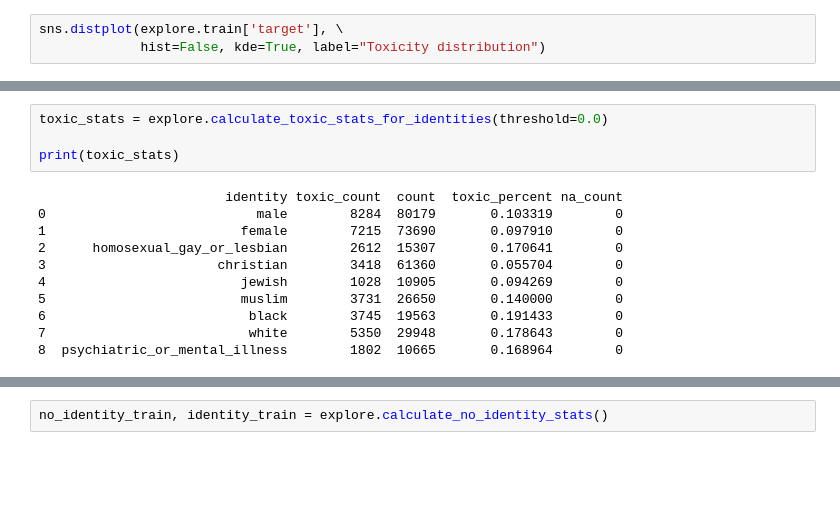
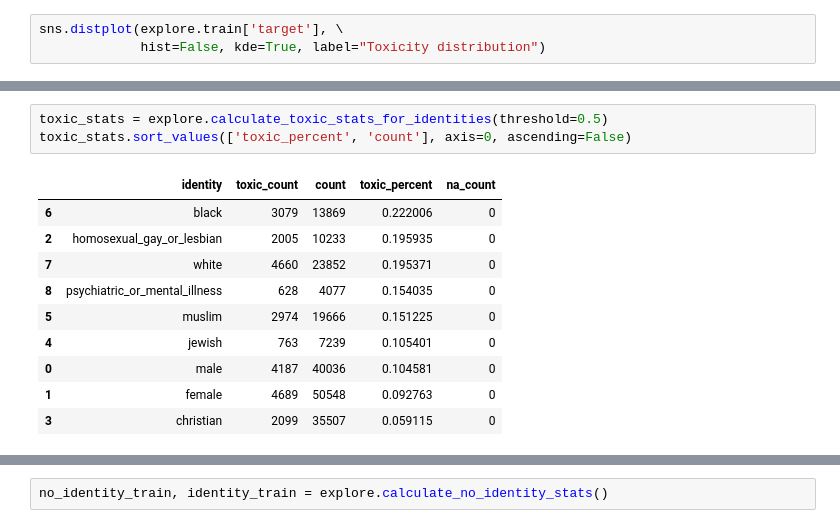
Before and after one commit to gromag/Machine-Learning-Engineer-Capstone-Project-Udacity, a Jupyter notebook: Captone Project.ipynb, the cells around one changed output, grey strips where cells are left out. Saved outputs shown, nothing was run; the diff lists cells and outputs as text; blank space fills up the shorter version.

```diff
--- a/Captone Project.ipynb
+++ b/Captone Project.ipynb
@@ -143,15 +172,14 @@ sns.distplot(explore.train['target'], \
 # %%
-toxic_stats = explore.calculate_toxic_stats_for_identities(threshold=0.0)
-
-print(toxic_stats)
+toxic_stats = explore.calculate_toxic_stats_for_identities(threshold=0.5)
+toxic_stats.sort_values(['toxic_percent', 'count'], axis=0, ascending=False)
 # %% [output]
-                        identity toxic_count  count  toxic_percent na_count
-0                           male        8284  80179       0.103319        0
-1                         female        7215  73690       0.097910        0
-2      homosexual_gay_or_lesbian        2612  15307       0.170641        0
-3                      christian        3418  61360       0.055704        0
-4                         jewish        1028  10905       0.094269        0
-5                         muslim        3731  26650       0.140000        0
-6                          black        3745  19563       0.191433        0
-7                          white        5350  29948       0.178643        0
-8  psychiatric_or_mental_illness        1802  10665       0.168964        0
+|  | identity | toxic_count | count | toxic_percent | na_count |
+| 6 | black | 3079 | 13869 | 0.222006 | 0 |
+| 2 | homosexual_gay_or_lesbian | 2005 | 10233 | 0.195935 | 0 |
+| 7 | white | 4660 | 23852 | 0.195371 | 0 |
+| 8 | psychiatric_or_mental_illness | 628 | 4077 | 0.154035 | 0 |
+| 5 | muslim | 2974 | 19666 | 0.151225 | 0 |
+| 4 | jewish | 763 | 7239 | 0.105401 | 0 |
+| 0 | male | 4187 | 40036 | 0.104581 | 0 |
+| 1 | female | 4689 | 50548 | 0.092763 | 0 |
+| 3 | christian | 2099 | 35507 | 0.059115 | 0 |
```
Also changed, not shown: parts of 30 cells of this notebook.
